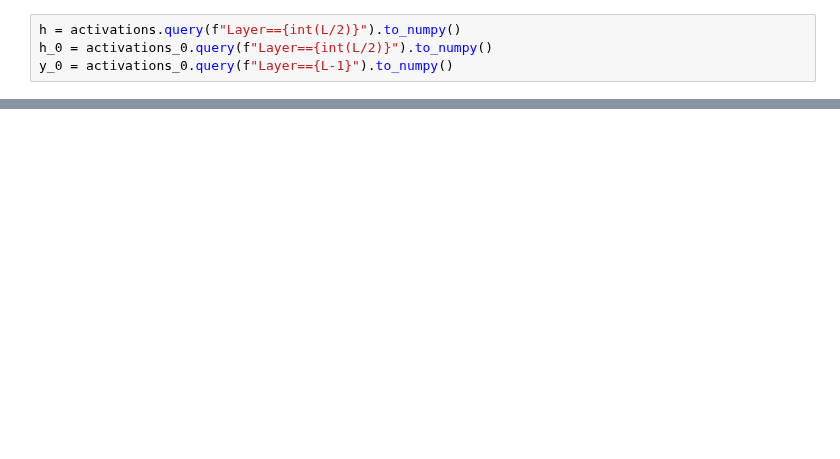
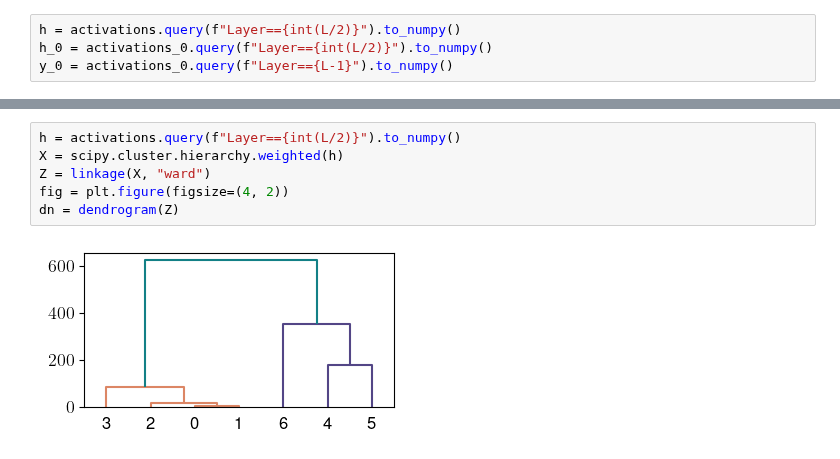
Before and after one commit to loekvanrossem/rnn_structure, a Jupyter notebook: DNN/semantic.ipynb, the cells around one changed output, grey strips where cells are left out. Drawn from its saved outputs; the diff is of its cells as text; blank space fills up the shorter version.

```diff
--- a/DNN/semantic.ipynb
+++ b/DNN/semantic.ipynb
@@ -357,0 +364,8 @@ plt.show()
+# %%
+h = activations.query(f"Layer=={int(L/2)}").to_numpy()
+X = scipy.cluster.hierarchy.weighted(h)
+Z = linkage(X, "ward")
+fig = plt.figure(figsize=(4, 2))
+dn = dendrogram(Z)
+# %% [output]
+[figure, added]
```
Also changed, not shown: parts of 16 cells of this notebook, 2 other files.
